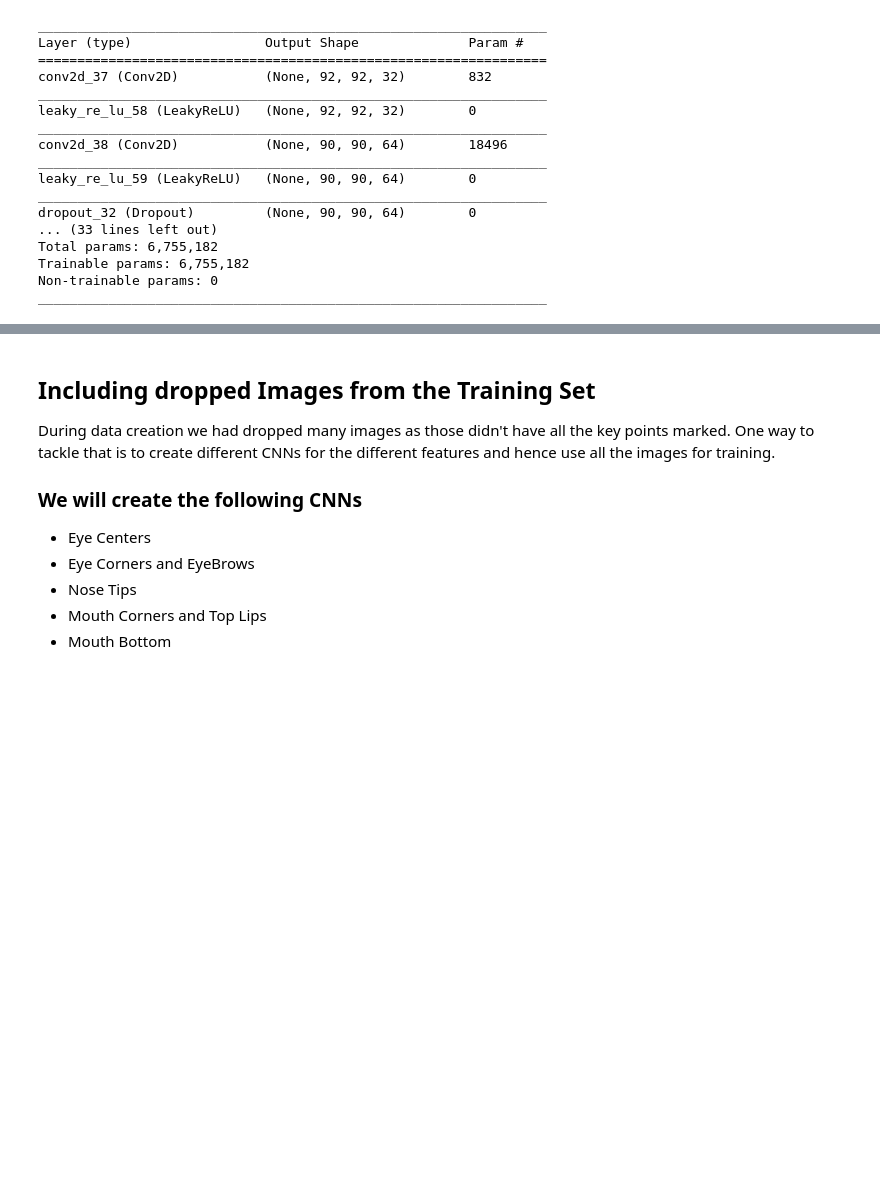
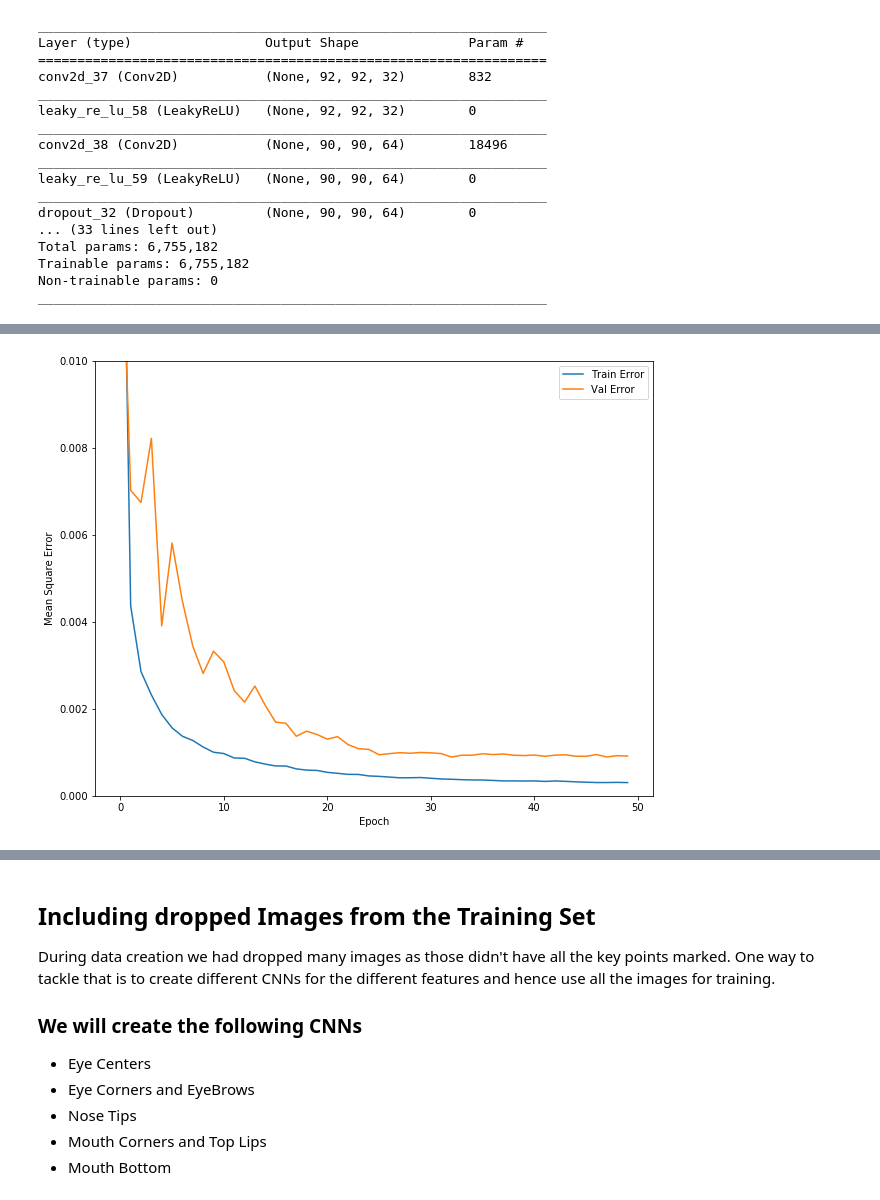
Before and after one commit to anupjha10/W207_ML_FINAL_Project, a Jupyter notebook: Final_Project_Anish_Anup.ipynb, the cells around one changed output, grey strips where cells are left out. Saved outputs shown, nothing was run; the diff lists cells and outputs as text; code cells hidden in the pictures; blank space fills up the shorter version.

```diff
--- a/Final_Project_Anish_Anup.ipynb
+++ b/Final_Project_Anish_Anup.ipynb
@@ -1318,0 +1345,6 @@ Epoch 1/50
+# %%
+plot_history(history7)
+#save the model
+model7.save('model7.hd5')
+# %% [output]
+[figure, added]
```
Also changed, not shown: parts of 8 cells of this notebook.
